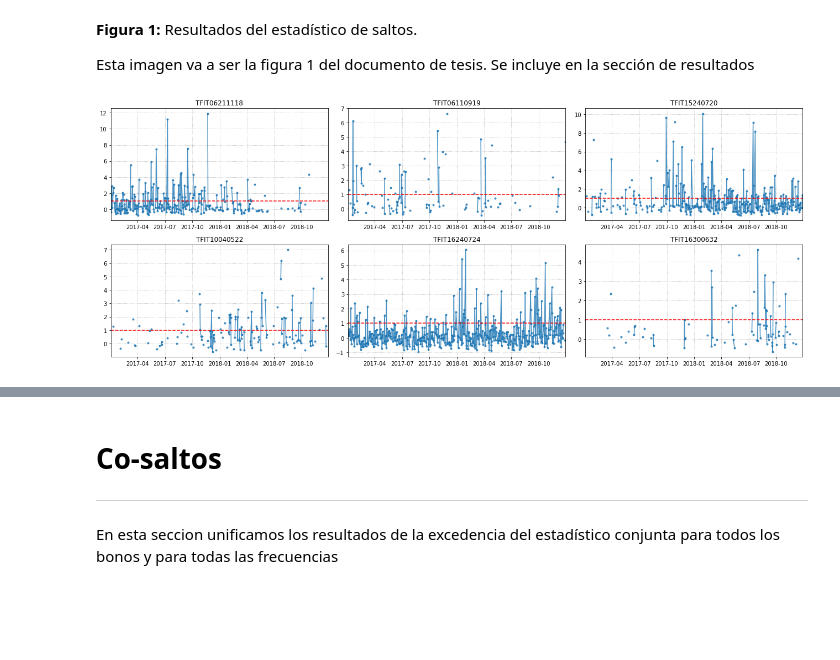
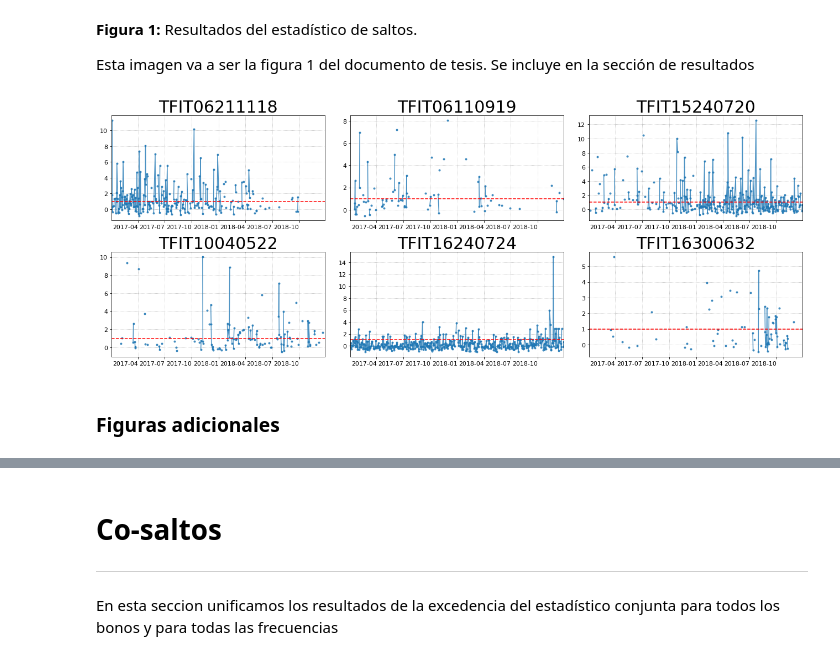
Before and after one commit to nromerodiaz/MFCThesis, a Jupyter notebook: Tesis.ipynb, the cells around one changed output, grey strips where cells are left out. Cells and saved outputs as stored; diff of their text form; code cells hidden in the pictures; blank space fills up the shorter version.

```diff
--- a/Tesis.ipynb
+++ b/Tesis.ipynb
@@ -67,3 +16,6 @@ data.shape
+# %%
+# Importamos nuestra base de datos
+data = pd.read_csv("prep_data.csv", parse_dates=["Datetime", "Dia"], index_col=["Datetime"])
 # %%
 data.head()
 # %% [output]
@@ -269,13 +262,16 @@ len(dia)
 # %% [output]
 485
 # %%
-"""# Definimos una ruta donde guardaremos las imagenes
+# Definimos una ruta donde guardaremos las imagenes
 DIRECTORY  = "NumTrans"
 PARENT_DIR = os.getcwd()
 PATH       = os.path.join(PARENT_DIR, DIRECTORY)
 
 # Creamos el directorio donde guardaremos las imagenes
-#os.mkdir(PATH) # Si el directorio ya existe este comando bota error
+try:
+    os.mkdir(PATH) # Si el directorio ya existe este comando bota error
+except Exception:
+    pass
 
 # Graficamos el conteo de las transacciones de cada titulo
 #plt.figure(figsize=(13, 8)) # Para grafica UNIFICADA
@@ -292,10 +288,10 @@ for k in trans.keys():
     plt.grid(linestyle="--")
 
     plt.tight_layout()
-    #ROUTE = PATH + "/num_trans_" + k + ".pdf" # Para graficas individuales
-    #plt.savefig(ROUTE)                        # Para graficas individuales
+    ROUTE = PATH + "/num_trans_" + k + ".pdf" # Para graficas individuales
+    plt.savefig(ROUTE)                        # Para graficas individuales
     plt.show()
     plt.close("all")
 #plt.show()                  # Para grafica UNIFICADA
-#plt.savefig(PATH)           # Para graficas UNIFICADA"""
+#plt.savefig(PATH)           # Para graficas UNIFICADA
 # %% [output]
@@ -847,7 +853,7 @@ PARENT_DIR = os.getcwd()
 PATH       = os.path.join(PARENT_DIR, DIRECTORY)
 
 # Parametros de la figura
-FR = "30T"
+FR = "20T"
 _format_ = ".pdf"
 
 # Creamos el directorio donde guardaremos las imagenes
@@ -858,38 +864,46 @@ except Exception:
 
 fig = plt.figure(figsize=(18, 7))
 
 ax1 = fig.add_subplot(231)
-JS_data[FR]["TFIT06211118"].plot(title="TFIT06211118", ax=ax1, alpha=0.8, marker=".")
+JS_data[FR]["TFIT06211118"].plot(ax=ax1, alpha=0.8, marker=".", fontsize=11, rot=0)
+ax1.set_title("TFIT06211118", fontsize=30)
 ax1.axhline(1, linestyle="--", c="red")
 ax1.grid(linestyle=":")
 
 ax2 = fig.add_subplot(232)
-JS_data[FR]["TFIT06110919"].plot(title="TFIT06110919", ax=ax2, alpha=0.8, marker=".")
+JS_data[FR]["TFIT06110919"].plot(ax=ax2, alpha=0.8, marker=".", fontsize=11, rot=0)
+ax2.set_title("TFIT06110919", fontsize=30)
 ax2.axhline(1, linestyle="--", c="red")
 ax2.grid(linestyle=":")
 
 ax3 = fig.add_subplot(233)
-JS_data[FR]["TFIT15240720"].plot(title="TFIT15240720", ax=ax3, alpha=0.8, marker=".")
+JS_data[FR]["TFIT15240720"].plot(ax=ax3, alpha=0.8, marker=".", fontsize=11, rot=0)
+ax3.set_title("TFIT15240720", fontsize=30)
 ax3.axhline(1, linestyle="--", c="red")
 ax3.grid(linestyle=":")
 
 ax4 = fig.add_subplot(234)
-JS_data[FR]["TFIT10040522"].plot(title="TFIT10040522", ax=ax4, alpha=0.8, marker=".")
+JS_data[FR]["TFIT10040522"].plot(ax=ax4, alpha=0.8, marker=".", fontsize=11, rot=0)
+ax4.set_title("TFIT10040522", fontsize=30)
 ax4.axhline(1, linestyle="--", c="red")
 ax4.grid(linestyle=":")
 
 ax5 = fig.add_subplot(235)
-JS_data[FR]["TFIT16240724"].plot(title="TFIT16240724", ax=ax5, alpha=0.8, marker=".")
+JS_data[FR]["TFIT16240724"].plot(ax=ax5, alpha=0.8, marker=".", fontsize=11, rot=0)
+ax5.set_title("TFIT16240724", fontsize=30)
 ax5.axhline(1, linestyle="--", c="red")
 ax5.grid(linestyle=":")
 
 ax6 = fig.add_subplot(236)
-JS_data[FR]["TFIT16300632"].plot(title="TFIT16300632", ax=ax6, alpha=0.8, marker=".")
+JS_data[FR]["TFIT16300632"].plot(ax=ax6, alpha=0.8, marker=".", fontsize=11, rot=0)
+ax6.set_title("TFIT16300632", fontsize=30)
 ax6.axhline(1, linestyle="--", c="red")
 ax6.grid(linestyle=":")
 
 plt.tight_layout()
-plt.savefig(PATH+"/all_"+FR+_format_)
+#plt.savefig(PATH+"/all_"+FR+_format_)
 plt.show()
 # %% [output]
-[figure, old version]
+[figure, new version]
+# %% [markdown]
+### Figuras adicionales
```
Also changed, not shown: parts of 52 cells of this notebook, 22 other files.
